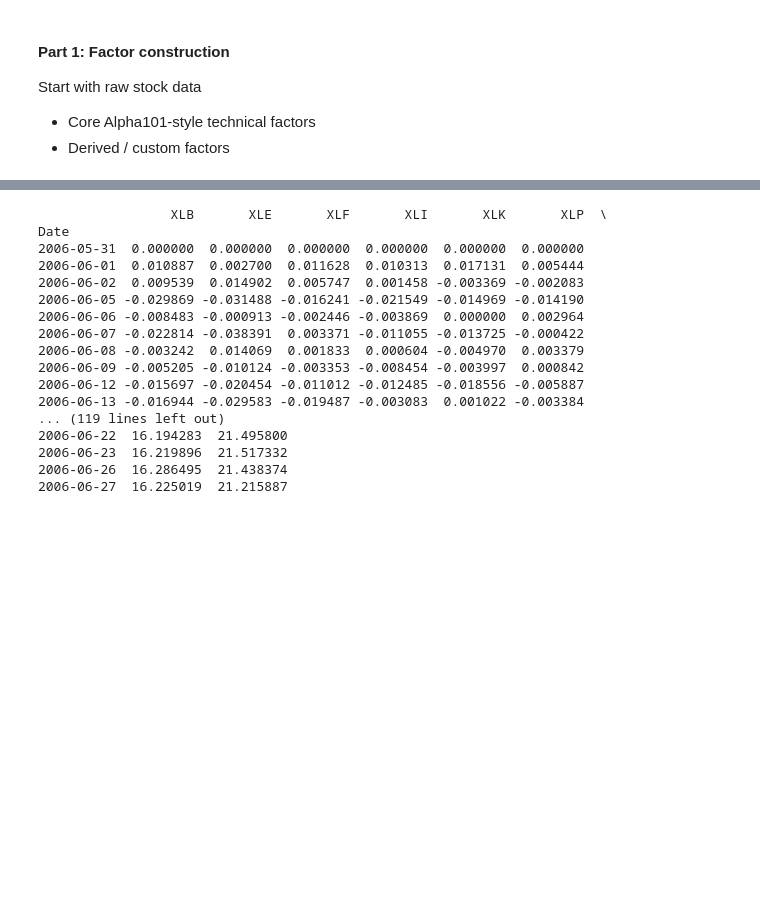
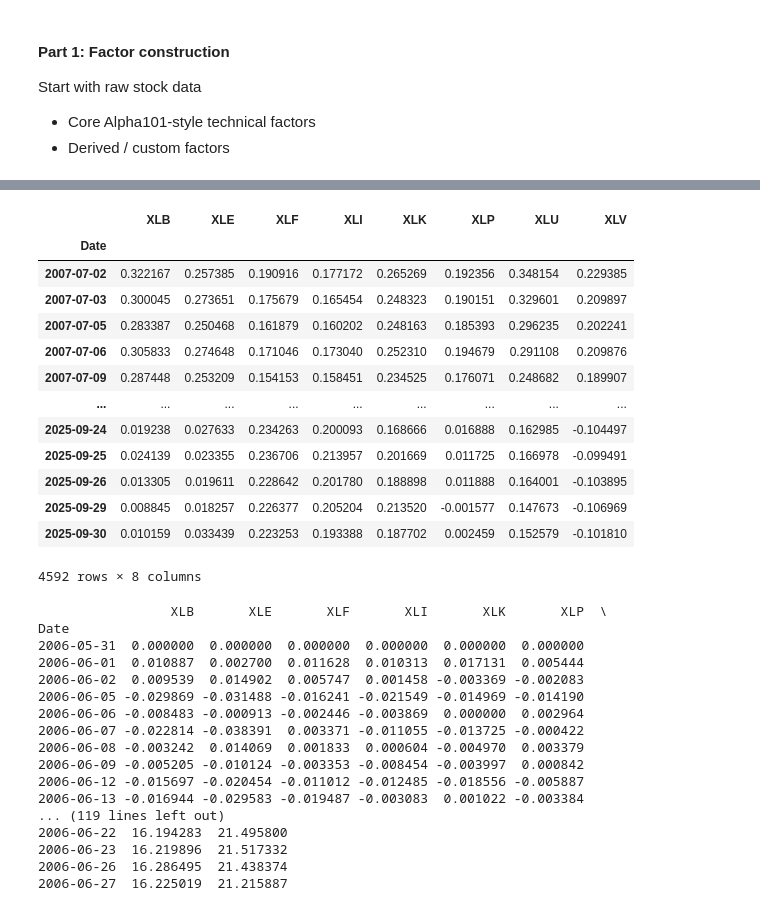
Before and after one commit to changjulian17/mqf_practice, a Jupyter notebook: QF603_Quant_Analysis_Fin_Markets/Raymon_code/Du pipeline (1).ipynb, the cells around one changed output, grey strips where cells are left out. Drawn from its saved outputs; the diff is of its cells as text; code cells hidden in the pictures; blank space fills up the shorter version.

```diff
--- a/QF603_Quant_Analysis_Fin_Markets/Raymon_code/Du pipeline (1).ipynb
+++ b/QF603_Quant_Analysis_Fin_Markets/Raymon_code/Du pipeline (1).ipynb
@@ -366,3 +386,20 @@ def build_factor_table(price_panel, volume_panel, market_cap_panel, industry_map
+# %%
+factor_mom(stock_data_prices, lookback_days=252, skip_days=21)
+# %% [output]
+|  | XLB | XLE | XLF | XLI | XLK | XLP | XLU | XLV |
+| Date |  |  |  |  |  |  |  |  |
+| 2007-07-02 | 0.322167 | 0.257385 | 0.190916 | 0.177172 | 0.265269 | 0.192356 | 0.348154 | 0.229385 |
+| 2007-07-03 | 0.300045 | 0.273651 | 0.175679 | 0.165454 | 0.248323 | 0.190151 | 0.329601 | 0.209897 |
+| 2007-07-05 | 0.283387 | 0.250468 | 0.161879 | 0.160202 | 0.248163 | 0.185393 | 0.296235 | 0.202241 |
+| 2007-07-06 | 0.305833 | 0.274648 | 0.171046 | 0.173040 | 0.252310 | 0.194679 | 0.291108 | 0.209876 |
+| 2007-07-09 | 0.287448 | 0.253209 | 0.154153 | 0.158451 | 0.234525 | 0.176071 | 0.248682 | 0.189907 |
+| ... | ... | ... | ... | ... | ... | ... | ... | ... |
+| 2025-09-24 | 0.019238 | 0.027633 | 0.234263 | 0.200093 | 0.168666 | 0.016888 | 0.162985 | -0.104497 |
+| 2025-09-25 | 0.024139 | 0.023355 | 0.236706 | 0.213957 | 0.201669 | 0.011725 | 0.166978 | -0.099491 |
+| 2025-09-26 | 0.013305 | 0.019611 | 0.228642 | 0.201780 | 0.188898 | 0.011888 | 0.164001 | -0.103895 |
+| 2025-09-29 | 0.008845 | 0.018257 | 0.226377 | 0.205204 | 0.213520 | -0.001577 | 0.147673 | -0.106969 |
+| 2025-09-30 | 0.010159 | 0.033439 | 0.223253 | 0.193388 | 0.187702 | 0.002459 | 0.152579 | -0.101810 |
+4592 rows × 8 columns
 # %%
 factor_table = build_factor_table(stock_data_prices, stock_data_vol, stock_data_mktcap, industries)
 # %% [output]
```
Also changed, not shown: parts of 5 cells of this notebook, 7 other files.
